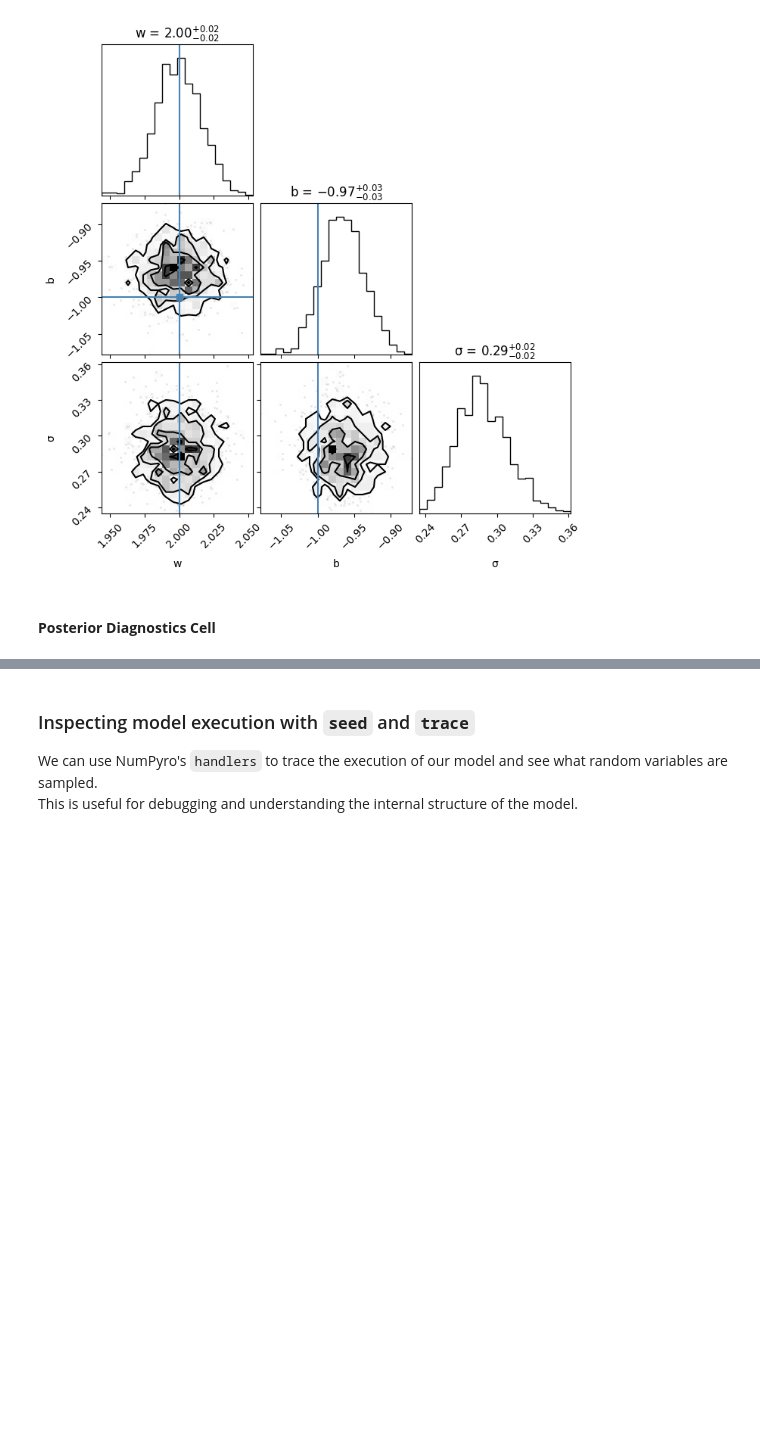
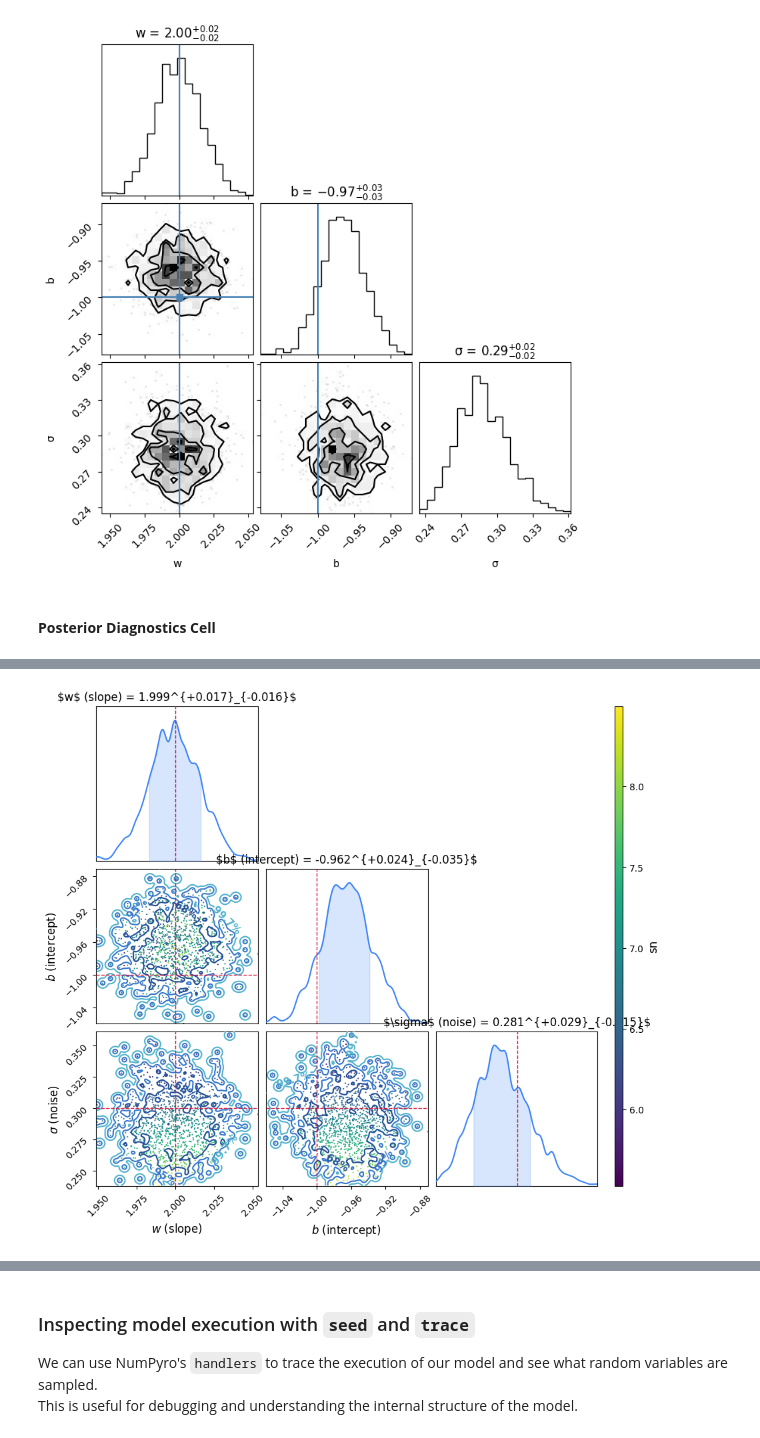
Before and after one commit to ASKabalan/Tutorials, a Jupyter notebook: BDL2025/Exercises/01_Beginner.ipynb, the cells around one changed output, grey strips where cells are left out. Saved outputs shown, nothing was run; the diff lists cells and outputs as text; code cells hidden in the pictures; blank space fills up the shorter version.

```diff
--- a/BDL2025/Exercises/01_Beginner.ipynb
+++ b/BDL2025/Exercises/01_Beginner.ipynb
@@ -104,0 +238,52 @@ az.summary(idata, var_names=["w", "b", "sigma"])
+# %%
+from chainconsumer import ChainConsumer, Chain, ChainConfig, PlotConfig, Truth
+
+# Extract posterior samples as DataFrame
+posterior_samples = az.extract(idata, var_names=["w", "b", "sigma"]).to_dataframe()
+
+# Optional: add a derived column for demonstration (e.g., posterior signal-to-noise)
+posterior_samples = posterior_samples.assign(sn=lambda df: df["w"] / df["sigma"])
+posterior_samples = posterior_samples.drop(columns=["chain", "draw"])
+# Create ChainConsumer and configure the chain
+c = ChainConsumer()
+
+chain = Chain(
+    samples=posterior_samples,
+    name="Linear Regression Posterior",
+    color="blue",
+    plot_point=True,
+    plot_cloud=True,
+    marker_style="o",
+    marker_size=50,
+    num_cloud=5000,
+    shade=False,
+    linewidth=1.5,
+    cmap="viridis",
+    show_contour_labels=True,
+    color_param="sn",  # Use derived "sn" for coloring
+)
+
+c.add_chain(chain)
+
+# Override contour levels globally (1σ, 2σ, 3σ)
+c.set_override(ChainConfig(sigmas=[0, 1, 2, 3]))
+
+# Add truth markers for comparison
+c.add_truth(Truth(location={"w": true_w, "b": true_b, "sigma": 0.3}, color="crimson"))
+
+# Configure axis labels and plot style
+c.set_plot_config(
+    PlotConfig(
+        flip=True,
+        labels={
+            "w": r"$w$ (slope)",
+            "b": r"$b$ (intercept)",
+            "sigma": r"$\sigma$ (noise)",
+        },
+        contour_label_font_size=11,
+    )
+)
+
+# Generate and show the plot
+fig = c.plotter.plot()
+# %% [output]
@@ -104,0 +293 @@ az.summary(idata, var_names=["w", "b", "sigma"])
+[figure, added]
```
Also changed, not shown: parts of 14 cells of this notebook, 1 other file.
